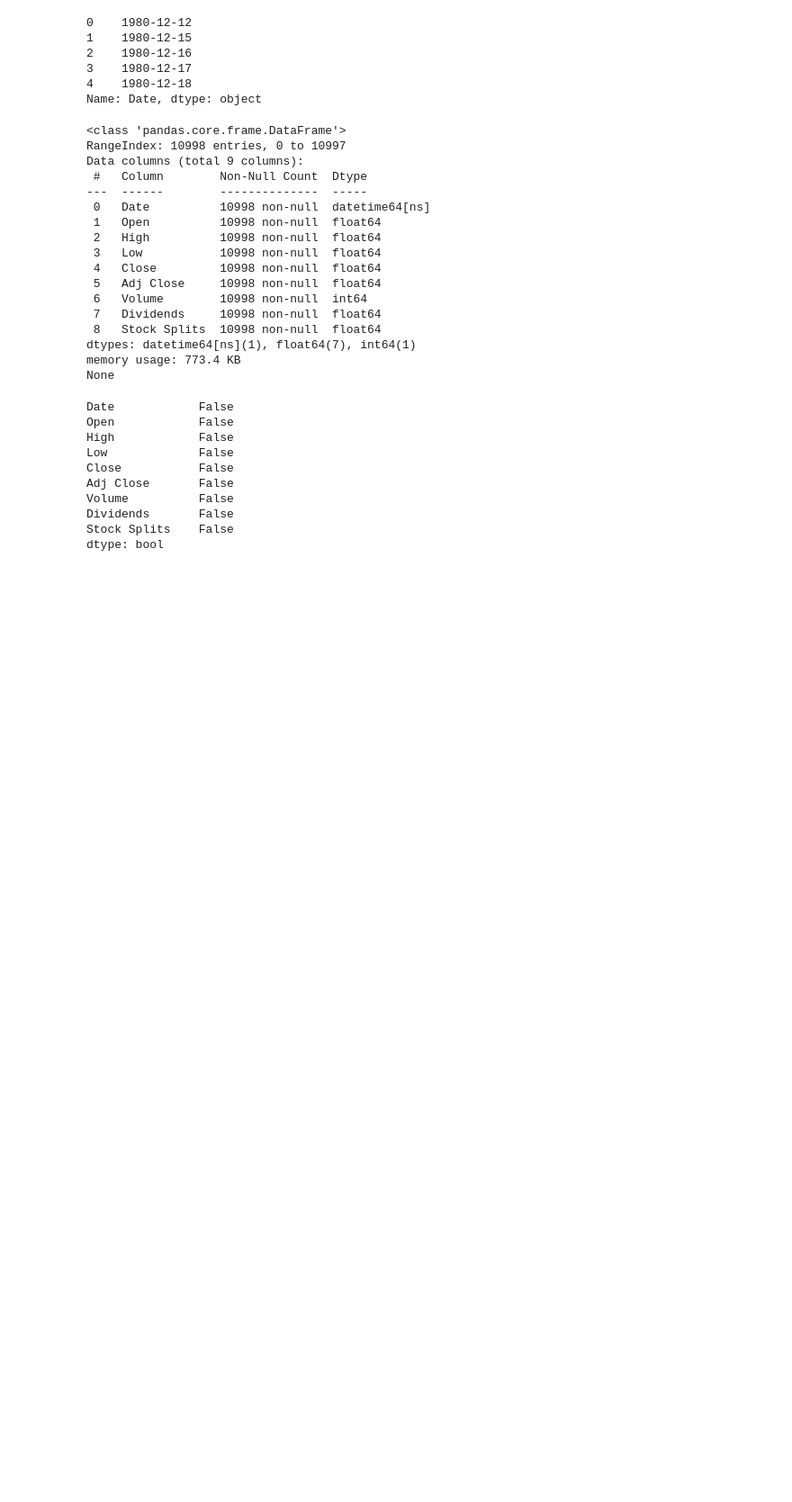
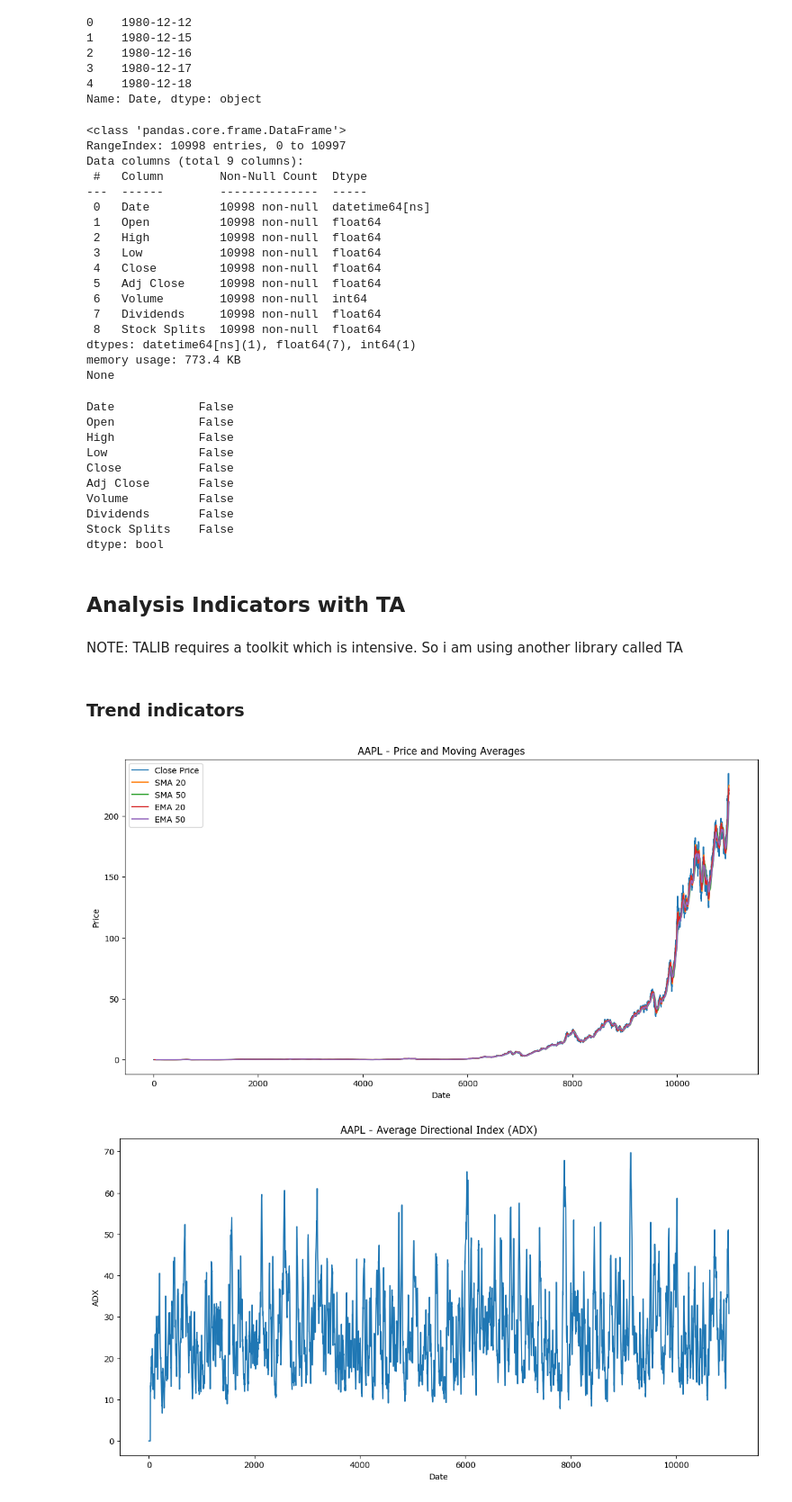
Before and after one commit to doffn/week1_eda, a Jupyter notebook: notebooks/Task_2.ipynb, the cells around one changed output. Shown at 90% size. Saved outputs shown, nothing was run; the diff lists cells and outputs as text; code cells hidden in the pictures; blank space fills up the shorter version.

```diff
--- a/notebooks/Task_2.ipynb
+++ b/notebooks/Task_2.ipynb
@@ -97,3 +97,47 @@ Volume          False
 Dividends       False
 Stock Splits    False
 dtype: bool
+# %% [markdown]
+## Analysis Indicators with TA
+# %% [markdown]
+NOTE: TALIB requires a toolkit which is intensive. So i am using another library called TA
+# %%
+ticker = "AAPL"
+# Trend Indicators
+data_AAPl['SMA20'] = ta.trend.sma_indicator(data_AAPl['Close'], window=20)
+data_AAPl['SMA50'] = ta.trend.sma_indicator(data_AAPl['Close'], window=50)
+data_AAPl['EMA20'] = ta.trend.ema_indicator(data_AAPl['Close'], window=20)
+data_AAPl['EMA50'] = ta.trend.ema_indicator(data_AAPl['Close'], window=50)
+data_AAPl['MACD'] = ta.trend.macd(data_AAPl['Close'])
+data_AAPl['MACD_Signal'] = ta.trend.macd_signal(data_AAPl['Close'])
+data_AAPl['MACD_Diff'] = ta.trend.macd_diff(data_AAPl['Close'])
+data_AAPl['ADX'] = ta.trend.adx(data_AAPl['High'], data_AAPl['Low'], data_AAPl['Close'])
+# %% [markdown]
+### Trend indicators
+# %%
+# Function to plot indicators
+def plot_indicator(data_AAPl, indicator, title, ylabel):
+    plt.figure(figsize=(14, 7))
+    plt.plot(data_AAPl.index, data_AAPl[indicator])
+    plt.title(f'{ticker} - {title}')
+    plt.xlabel('Date')
+    plt.ylabel(ylabel)
+    plt.show()
+
+# Plot trend indicators
+plt.figure(figsize=(14, 7))
+plt.plot(data_AAPl.index, data_AAPl['Close'], label='Close Price')
+plt.plot(data_AAPl.index, data_AAPl['SMA20'], label='SMA 20')
+plt.plot(data_AAPl.index, data_AAPl['SMA50'], label='SMA 50')
+plt.plot(data_AAPl.index, data_AAPl['EMA20'], label='EMA 20')
+plt.plot(data_AAPl.index, data_AAPl['EMA50'], label='EMA 50')
+plt.title(f'{ticker} - Price and Moving Averages')
+plt.xlabel('Date')
+plt.ylabel('Price')
+plt.legend()
+plt.show()
+
+plot_indicator(data_AAPl, 'ADX', 'Average Directional Index (ADX)', 'ADX')
+# %% [output]
+[figure, added]
+[figure, added]
```
Also changed, not shown: parts of 11 cells of this notebook.
